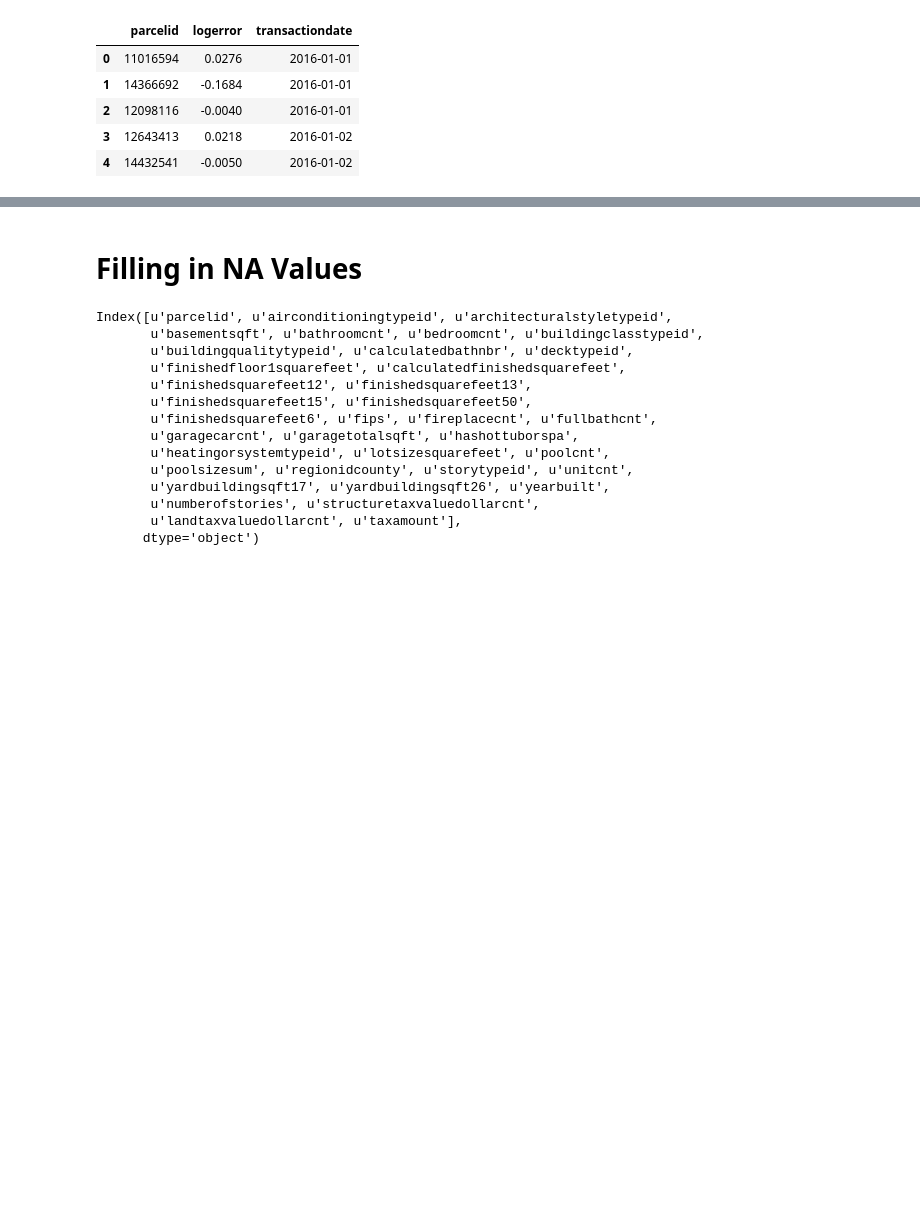
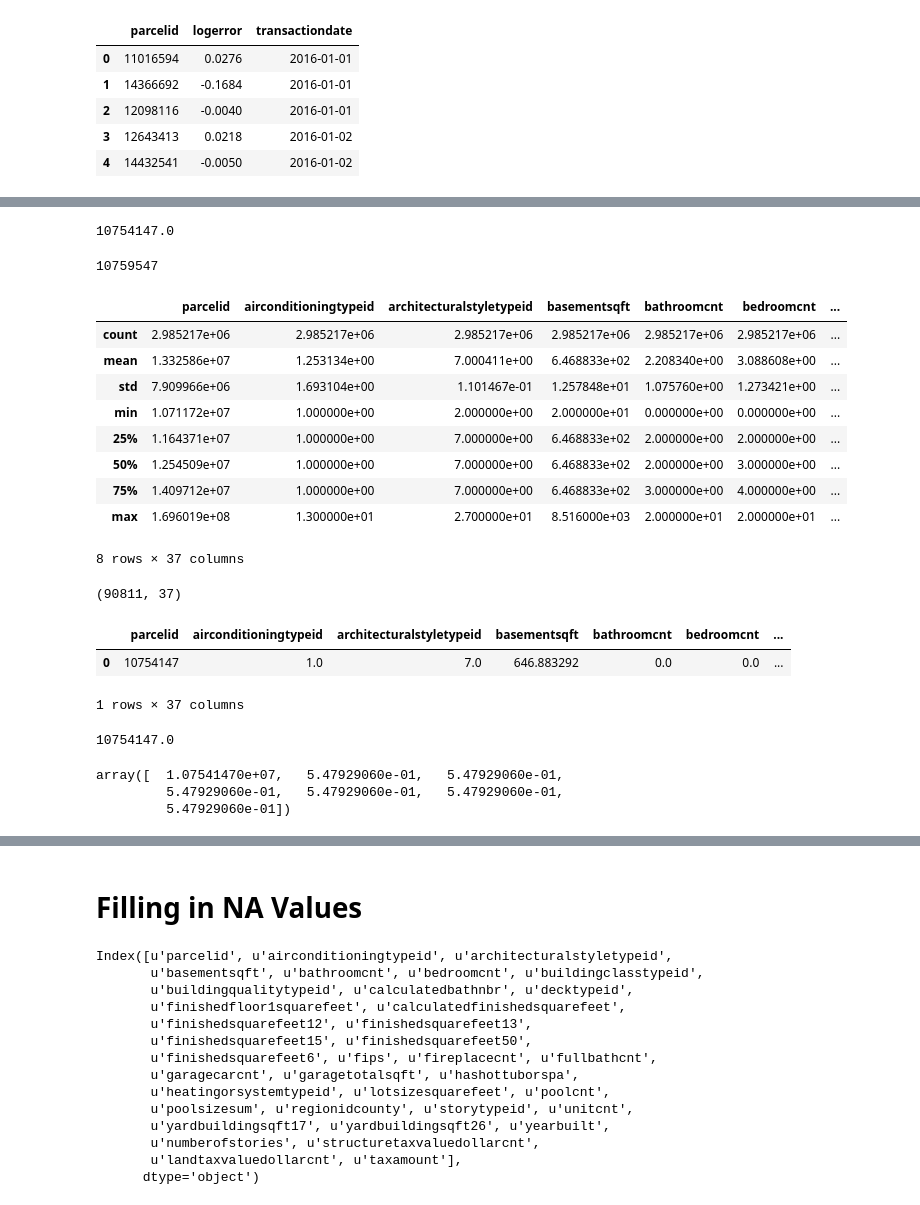
Before and after one commit to adeshpande3/Kaggle-Zillow, a Jupyter notebook: Zillow Notebook.ipynb, the cells around one changed output, grey strips where cells are left out. Cells and saved outputs as stored; diff of their text form; code cells hidden in the pictures; blank space fills up the shorter version.

```diff
--- a/Zillow Notebook.ipynb
+++ b/Zillow Notebook.ipynb
@@ -28,0 +29,32 @@ properties.head()
+# %%
+cleanedPropertyData = pd.np.array(properties)
+cleanedPropertyData[0][0]
+# %% [output]
+10754147.0
+# %%
+int(cleanedPropertyData[1][0])
+# %% [output]
+10759547
+# %%
+properties.describe()
+# %% [output]
+|  | parcelid | airconditioningtypeid | architecturalstyletypeid | basementsqft | bathroomcnt | bedroomcnt | ... |
+| count | 2.985217e+06 | 2.985217e+06 | 2.985217e+06 | 2.985217e+06 | 2.985217e+06 | 2.985217e+06 | ... |
+| mean | 1.332586e+07 | 1.253134e+00 | 7.000411e+00 | 6.468833e+02 | 2.208340e+00 | 3.088608e+00 | ... |
+| std | 7.909966e+06 | 1.693104e+00 | 1.101467e-01 | 1.257848e+01 | 1.075760e+00 | 1.273421e+00 | ... |
+| min | 1.071172e+07 | 1.000000e+00 | 2.000000e+00 | 2.000000e+01 | 0.000000e+00 | 0.000000e+00 | ... |
+| 25% | 1.164371e+07 | 1.000000e+00 | 7.000000e+00 | 6.468833e+02 | 2.000000e+00 | 2.000000e+00 | ... |
+| 50% | 1.254509e+07 | 1.000000e+00 | 7.000000e+00 | 6.468833e+02 | 2.000000e+00 | 3.000000e+00 | ... |
+| 75% | 1.409712e+07 | 1.000000e+00 | 7.000000e+00 | 6.468833e+02 | 3.000000e+00 | 4.000000e+00 | ... |
+| max | 1.696019e+08 | 1.300000e+01 | 2.700000e+01 | 8.516000e+03 | 2.000000e+01 | 2.000000e+01 | ... |
+8 rows × 37 columns
+# %%
+xTrain.shape
+# %% [output]
+(90811, 37)
+# %%
+properties[properties['parcelid'] == 10754147]
+# %% [output]
+|  | parcelid | airconditioningtypeid | architecturalstyletypeid | basementsqft | bathroomcnt | bedroomcnt | ... |
+| 0 | 10754147 | 1.0 | 7.0 | 646.883292 | 0.0 | 0.0 | ... |
+1 rows × 37 columns
@@ -28,0 +75,4 @@ properties.head()
+# %%
+properties.loc[0, 'parcelid']
+# %% [output]
+10754147.0
@@ -29 +83,14 @@ properties.head()
+# %%
+numTestExamples = properties.shape[0]
+numPredictionColumns = 7
+predictions = np.zeros([numTestExamples, numPredictionColumns])
+for index, pred in enumerate(preds):
+    predictions[index][0] = properties.loc[index, 'parcelid']
+    predictions[index][1:7] = pred
+    break
+predictions[0]
+# %% [output]
+array([  1.07541470e+07,   5.47929060e-01,   5.47929060e-01,
+         5.47929060e-01,   5.47929060e-01,   5.47929060e-01,
+         5.47929060e-01])
 # %%
```
Also changed, not shown: parts of 7 cells of this notebook, 3 other files.
